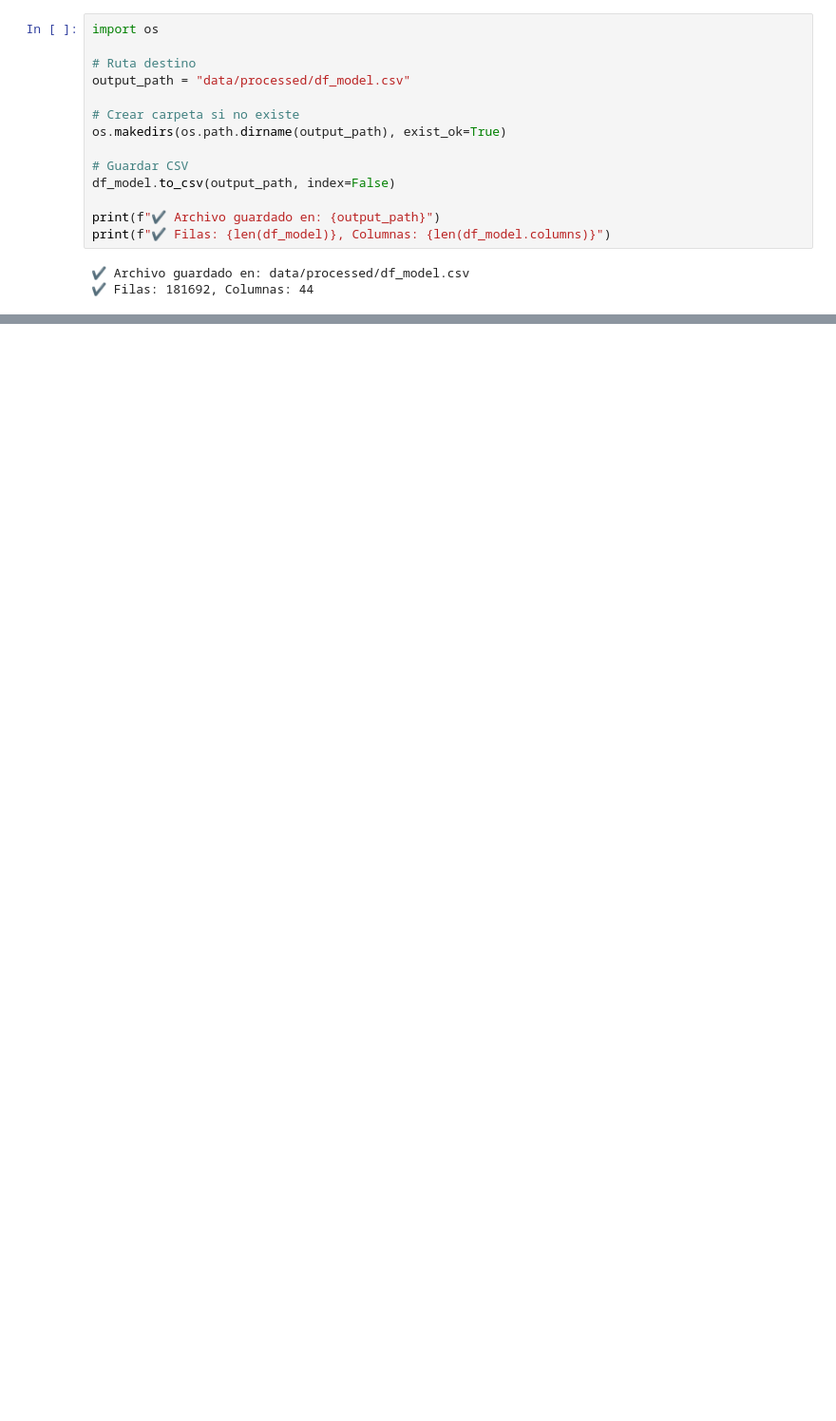
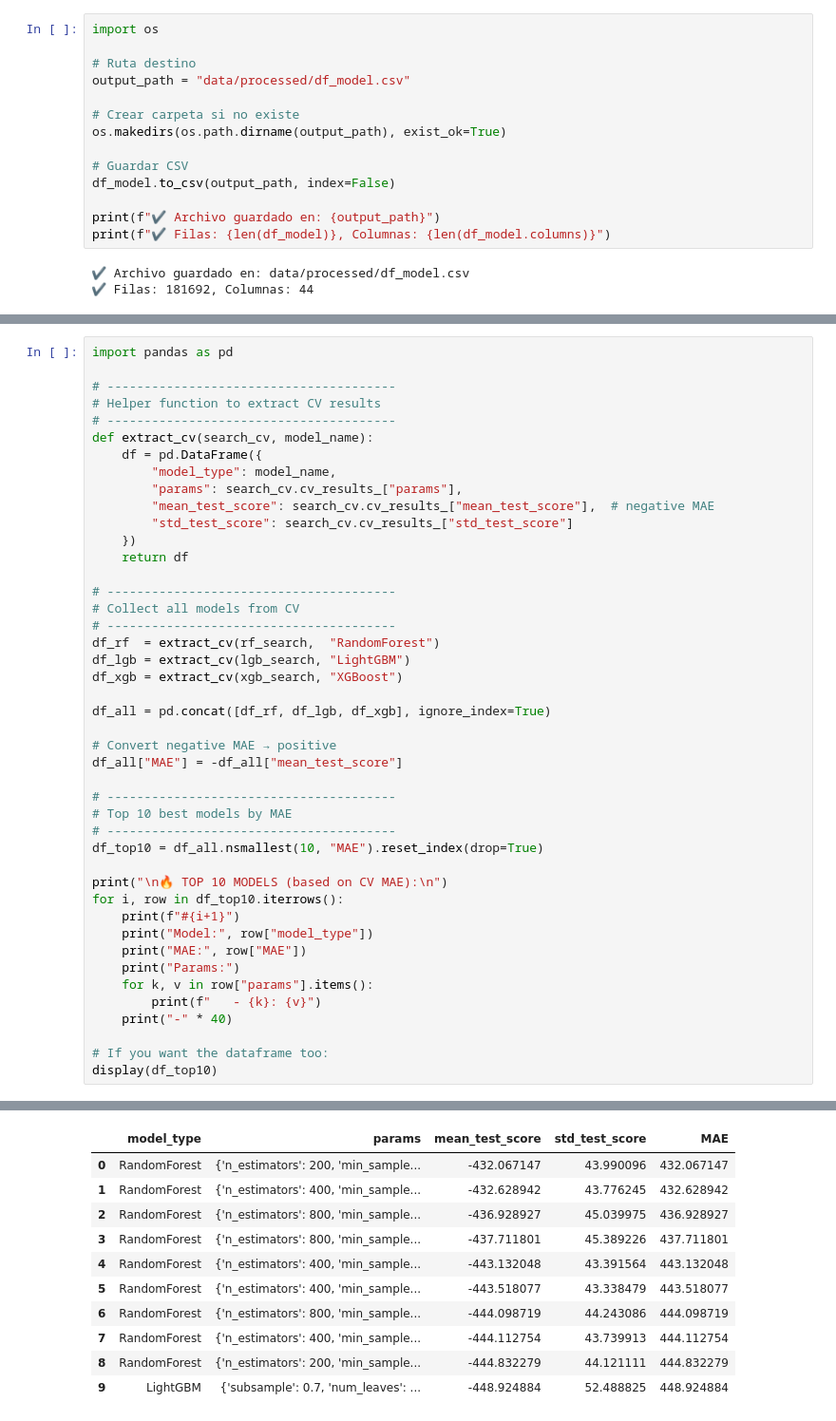
Before and after one commit to noelkei/bcn-mobility-insights-forecast, a Jupyter notebook: eda.ipynb, the cells around one changed output, grey strips where cells are left out. Shown at 95% size. Saved outputs shown, nothing was run; the diff lists cells and outputs as text; blank space fills up the shorter version.

```diff
--- a/eda.ipynb
+++ b/eda.ipynb
@@ -766,0 +1363,45 @@ print(f"✔ Filas: {len(df_model)}, Columnas: {len(df_model.columns)}")
+# %%
+import pandas as pd
+
+# ---------------------------------------
+# Helper function to extract CV results
+# ---------------------------------------
+def extract_cv(search_cv, model_name):
+    df = pd.DataFrame({
+        "model_type": model_name,
+        "params": search_cv.cv_results_["params"],
+        "mean_test_score": search_cv.cv_results_["mean_test_score"],  # negative MAE
+        "std_test_score": search_cv.cv_results_["std_test_score"]
+    })
+    return df
+
+# ---------------------------------------
+# Collect all models from CV
+# ---------------------------------------
+df_rf  = extract_cv(rf_search,  "RandomForest")
+df_lgb = extract_cv(lgb_search, "LightGBM")
+df_xgb = extract_cv(xgb_search, "XGBoost")
+
+df_all = pd.concat([df_rf, df_lgb, df_xgb], ignore_index=True)
+
+# Convert negative MAE → positive
+df_all["MAE"] = -df_all["mean_test_score"]
+
+# ---------------------------------------
+# Top 10 best models by MAE
+# ---------------------------------------
+df_top10 = df_all.nsmallest(10, "MAE").reset_index(drop=True)
+
+print("\n🔥 TOP 10 MODELS (based on CV MAE):\n")
+for i, row in df_top10.iterrows():
+    print(f"#{i+1}")
+    print("Model:", row["model_type"])
+    print("MAE:", row["MAE"])
+    print("Params:")
+    for k, v in row["params"].items():
+        print(f"   - {k}: {v}")
+    print("-" * 40)
+
+# If you want the dataframe too:
+display(df_top10)
+# %% [output]
@@ -766,0 +1425,11 @@ print(f"✔ Filas: {len(df_model)}, Columnas: {len(df_model.columns)}")
+|  | model_type | params | mean_test_score | std_test_score | MAE |
+| 0 | RandomForest | {'n_estimators': 200, 'min_sample... | -432.067147 | 43.990096 | 432.067147 |
+| 1 | RandomForest | {'n_estimators': 400, 'min_sample... | -432.628942 | 43.776245 | 432.628942 |
+| 2 | RandomForest | {'n_estimators': 800, 'min_sample... | -436.928927 | 45.039975 | 436.928927 |
+| 3 | RandomForest | {'n_estimators': 800, 'min_sample... | -437.711801 | 45.389226 | 437.711801 |
+| 4 | RandomForest | {'n_estimators': 400, 'min_sample... | -443.132048 | 43.391564 | 443.132048 |
+| 5 | RandomForest | {'n_estimators': 400, 'min_sample... | -443.518077 | 43.338479 | 443.518077 |
+| 6 | RandomForest | {'n_estimators': 800, 'min_sample... | -444.098719 | 44.243086 | 444.098719 |
+| 7 | RandomForest | {'n_estimators': 400, 'min_sample... | -444.112754 | 43.739913 | 444.112754 |
+| 8 | RandomForest | {'n_estimators': 200, 'min_sample... | -444.832279 | 44.121111 | 444.832279 |
+| 9 | LightGBM | {'subsample': 0.7, 'num_leaves': ... | -448.924884 | 52.488825 | 448.924884 |
```
Also changed, not shown: parts of 17 cells of this notebook, 4 other files.
